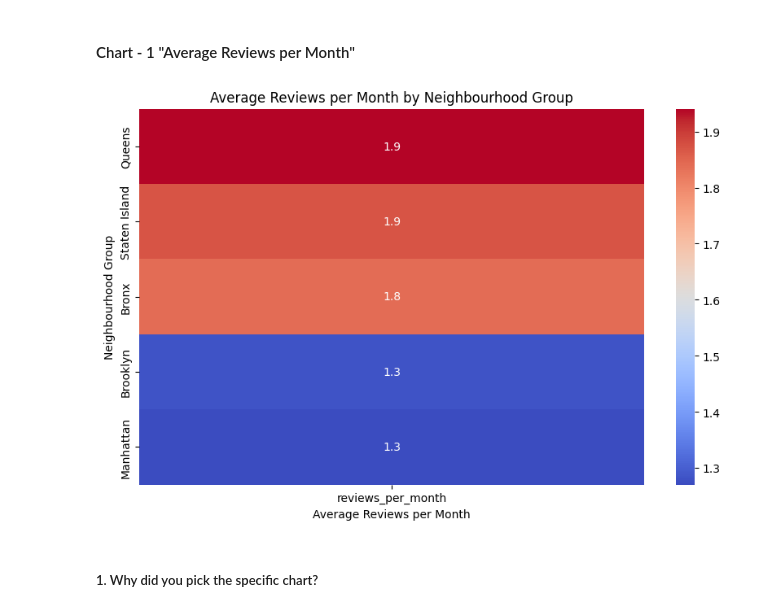
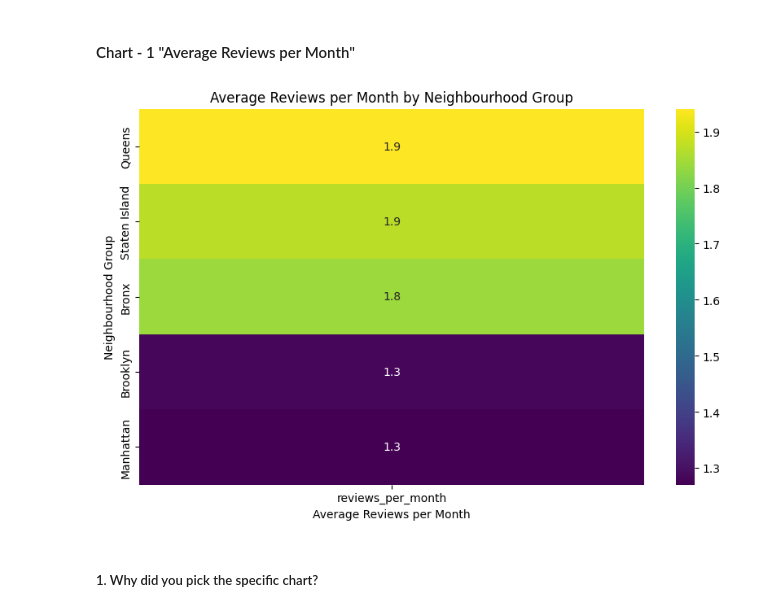
Before and after one commit to Methelesh-Suresh/EDA-Capstone-Project, a Jupyter notebook: Sample_EDA_Submission_Template.ipynb, the cells around one changed output. Drawn from its saved outputs; the diff is of its cells as text; code cells hidden in the pictures.

```diff
--- a/Sample_EDA_Submission_Template.ipynb
+++ b/Sample_EDA_Submission_Template.ipynb
@@ -299,18 +299,18 @@ Answer Here.
 # %%
 #Average Reviews per Month
 
 df_reviews['reviews_per_month'] = pd.to_numeric(df_reviews['reviews_per_month'], errors='coerce')
 neighbourhood_reviews = df_reviews.groupby('neighbourhood_group')['reviews_per_month'].mean()
 sorted_reviews = neighbourhood_reviews.sort_values(ascending=False)
 
 plt.figure(figsize=(10, 6))
-sns.heatmap(sorted_reviews.to_frame(), annot=True, cmap='coolwarm')
+sns.heatmap(sorted_reviews.to_frame(), annot=True, cmap='viridis')
 plt.title('Average Reviews per Month by Neighbourhood Group')
 plt.ylabel('Neighbourhood Group')
 plt.xlabel('Average Reviews per Month')
 plt.show()
 # %% [output]
-[figure, old version]
+[figure, new version]
 # %% [markdown]
 ##### 1. Why did you pick the specific chart?
 # %% [markdown]
```
Also changed, not shown: parts of 57 cells of this notebook.
